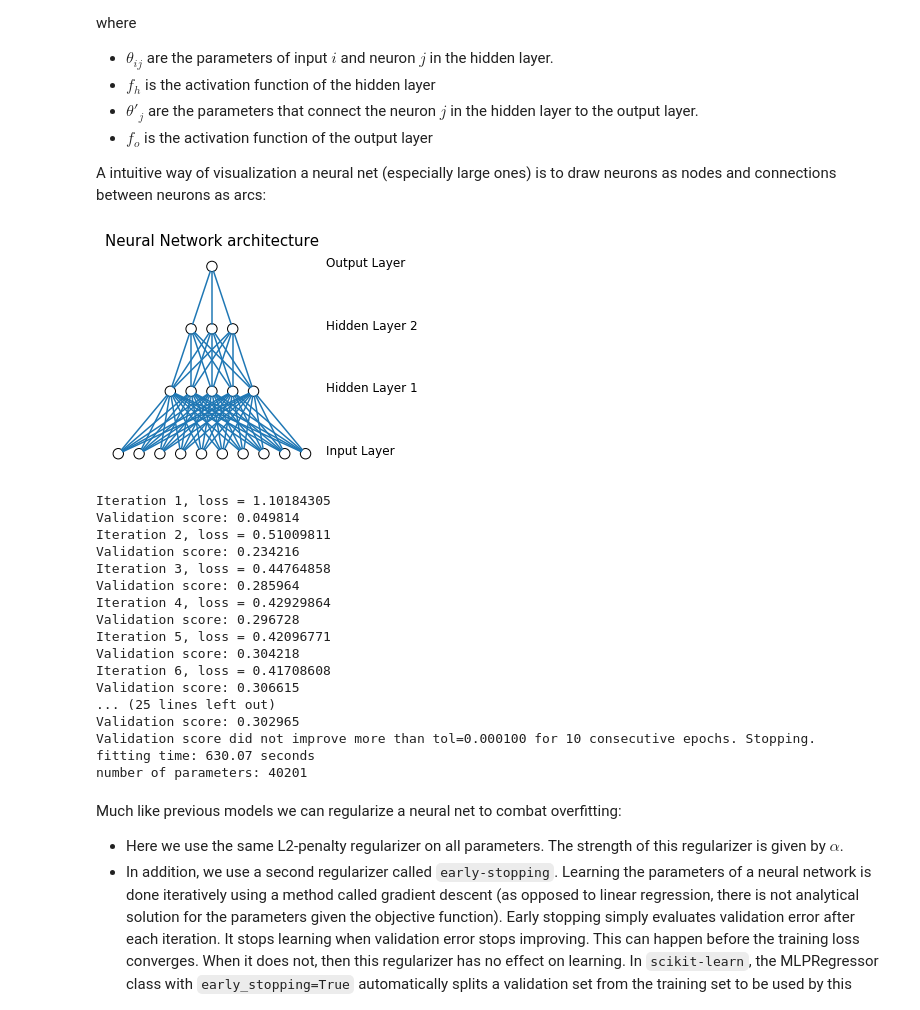
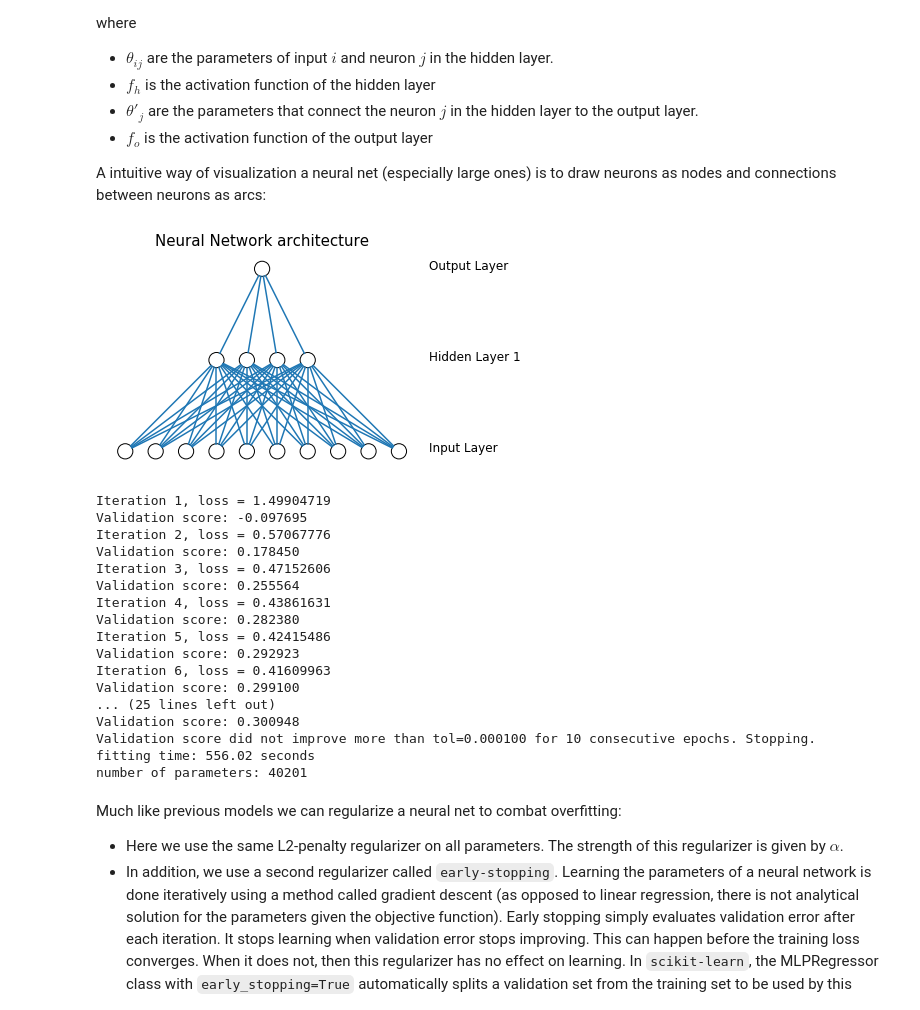
Before and after one commit to lcharlin/ivado-workshop_recsys_19, a Jupyter notebook: Tutorial -- Introduction to ML.ipynb, the cells around one changed output. Saved outputs shown, nothing was run; the diff lists cells and outputs as text; code cells hidden in the pictures.

```diff
--- a/Tutorial -- Introduction to ML.ipynb
+++ b/Tutorial -- Introduction to ML.ipynb
@@ -1154,17 +1159,17 @@ A intuitive way of visualization a neural net (especially large ones) is to draw
 # %%
 # a 1 hidden layer neural net, where the input has 10 dimensions (p=10) and the output 1
 input_dims = 10 # p
-hidden_layers_size = [5, 3] # number of hidden neurons for each hidden layer (adding a dimension adds a layer)
+hidden_layers_size = [4] # number of hidden neurons for each hidden layer (adding a dimension adds a layer)
 output_dims = 1 # number of outputs
 
 network = DrawNN( [input_dims] + hidden_layers_size + [output_dims] )
 network.draw()
 # %% [output]
-[figure, old version]
+[figure, new version]
 # %%
-# Fit a neural net. on this data.
+# Fit a neural network on this data.
 regr_nn = neural_network.MLPRegressor(alpha=0.01, # l2-regularization (weight decay)
-                                      hidden_layer_sizes=(4,),  # single hidden layer
+                                      hidden_layer_sizes=tuple(hidden_layers_size),
                                       early_stopping=True, # stop if validation performance decreases
                                       verbose=True)
 start = time.time()
@@ -1175,22 +1180,22 @@ print("fitting time: %.2f seconds" % fit_time)
 print("number of parameters:", reduce(lambda x,y: x+y,
                                        list(map(lambda x: x.size, regr_nn.coefs_+regr_nn.intercepts_)) ))
 # %% [output]
-Iteration 1, loss = 1.10184305
-Validation score: 0.049814
-Iteration 2, loss = 0.51009811
-Validation score: 0.234216
-Iteration 3, loss = 0.44764858
-Validation score: 0.285964
-Iteration 4, loss = 0.42929864
-Validation score: 0.296728
-Iteration 5, loss = 0.42096771
-Validation score: 0.304218
-Iteration 6, loss = 0.41708608
-Validation score: 0.306615
+Iteration 1, loss = 1.49904719
+Validation score: -0.097695
+Iteration 2, loss = 0.57067776
+Validation score: 0.178450
+Iteration 3, loss = 0.47152606
+Validation score: 0.255564
+Iteration 4, loss = 0.43861631
+Validation score: 0.282380
+Iteration 5, loss = 0.42415486
+Validation score: 0.292923
+Iteration 6, loss = 0.41609963
+Validation score: 0.299100
 ... (25 lines left out)
-Validation score: 0.302965
+Validation score: 0.300948
 Validation score did not improve more than tol=0.000100 for 10 consecutive epochs. Stopping.
-fitting time: 630.07 seconds
+fitting time: 556.02 seconds
 number of parameters: 40201
 # %% [markdown]
 Much like previous models we can regularize a neural net to combat overfitting:
```
Also changed, not shown: parts of 32 cells of this notebook.
